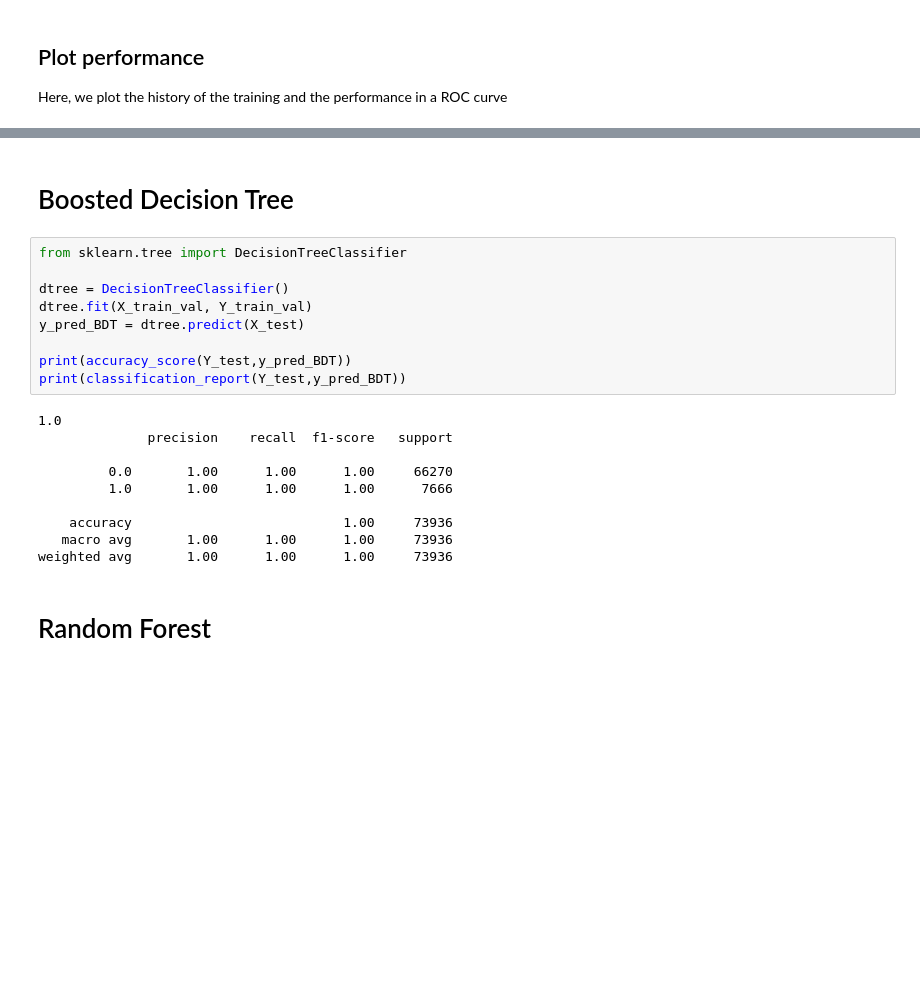
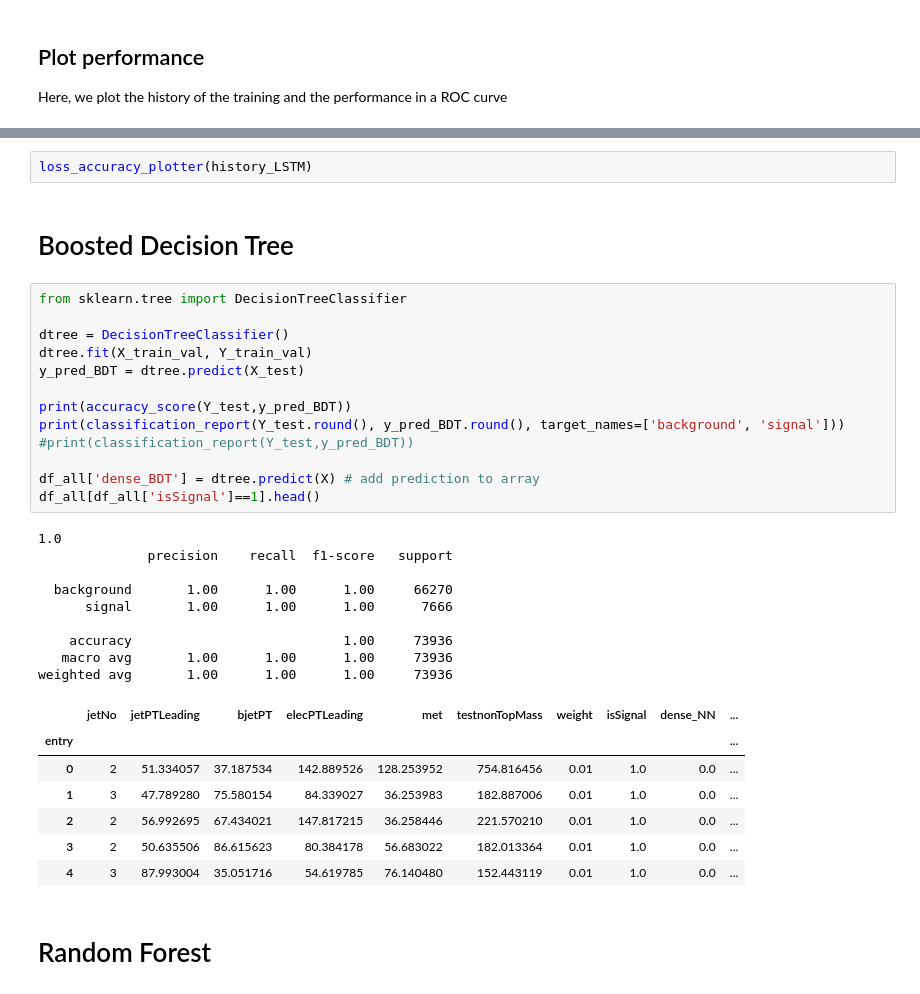
Before and after one commit to mghasemi19/TopFC, a Jupyter notebook: BDT_weight/TopFC_analysis.ipynb, the cells around one changed output, grey strips where cells are left out. Drawn from its saved outputs; the diff is of its cells as text; blank space fills up the shorter version.

```diff
--- a/BDT_weight/TopFC_analysis.ipynb
+++ b/BDT_weight/TopFC_analysis.ipynb
@@ -345,24 +388,37 @@ df_all[df_all['isSignal']==1].head()
+# %%
+loss_accuracy_plotter(history_LSTM)
 # %% [markdown]
 # Boosted Decision Tree
 # %%
 from sklearn.tree import DecisionTreeClassifier
 
 dtree = DecisionTreeClassifier()
 dtree.fit(X_train_val, Y_train_val)
 y_pred_BDT = dtree.predict(X_test)
 
 print(accuracy_score(Y_test,y_pred_BDT))
-print(classification_report(Y_test,y_pred_BDT))
+print(classification_report(Y_test.round(), y_pred_BDT.round(), target_names=['background', 'signal']))
+#print(classification_report(Y_test,y_pred_BDT))
+
+df_all['dense_BDT'] = dtree.predict(X) # add prediction to array
+df_all[df_all['isSignal']==1].head()
 # %% [output]
 1.0
               precision    recall  f1-score   support
 
-         0.0       1.00      1.00      1.00     66270
-         1.0       1.00      1.00      1.00      7666
+  background       1.00      1.00      1.00     66270
+      signal       1.00      1.00      1.00      7666
 
     accuracy                           1.00     73936
    macro avg       1.00      1.00      1.00     73936
 weighted avg       1.00      1.00      1.00     73936
+|  | jetNo | jetPTLeading | bjetPT | elecPTLeading | met | testnonTopMass | weight | isSignal | dense_NN | ... |
+| entry |  |  |  |  |  |  |  |  |  | ... |
+| 0 | 2 | 51.334057 | 37.187534 | 142.889526 | 128.253952 | 754.816456 | 0.01 | 1.0 | 0.0 | ... |
+| 1 | 3 | 47.789280 | 75.580154 | 84.339027 | 36.253983 | 182.887006 | 0.01 | 1.0 | 0.0 | ... |
+| 2 | 2 | 56.992695 | 67.434021 | 147.817215 | 36.258446 | 221.570210 | 0.01 | 1.0 | 0.0 | ... |
+| 3 | 2 | 50.635506 | 86.615623 | 80.384178 | 56.683022 | 182.013364 | 0.01 | 1.0 | 0.0 | ... |
+| 4 | 3 | 87.993004 | 35.051716 | 54.619785 | 76.140480 | 152.443119 | 0.01 | 1.0 | 0.0 | ... |
 # %% [markdown]
 # Random Forest
 # %%
```
Also changed, not shown: parts of 11 cells of this notebook.
